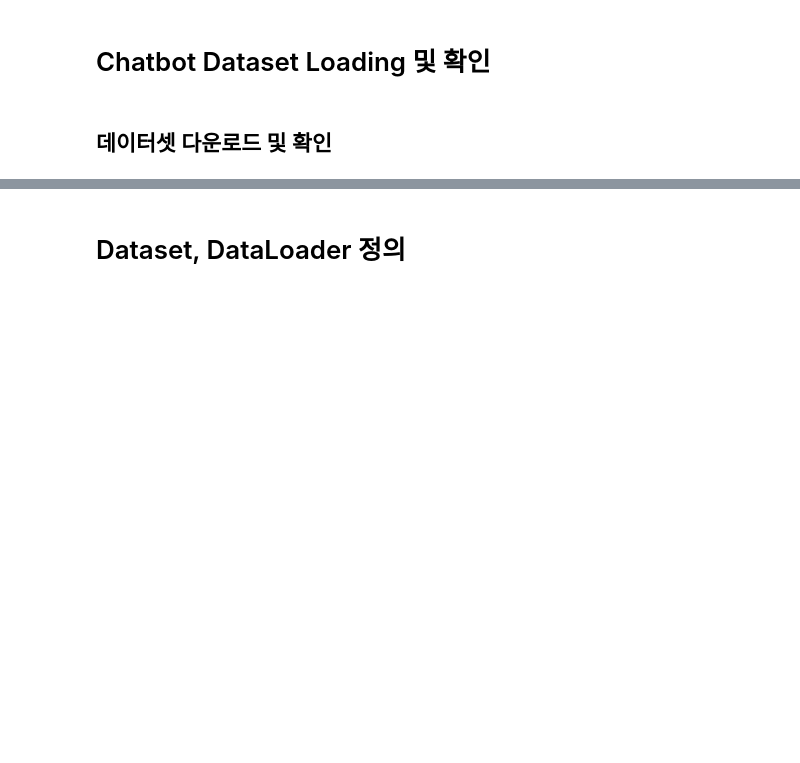
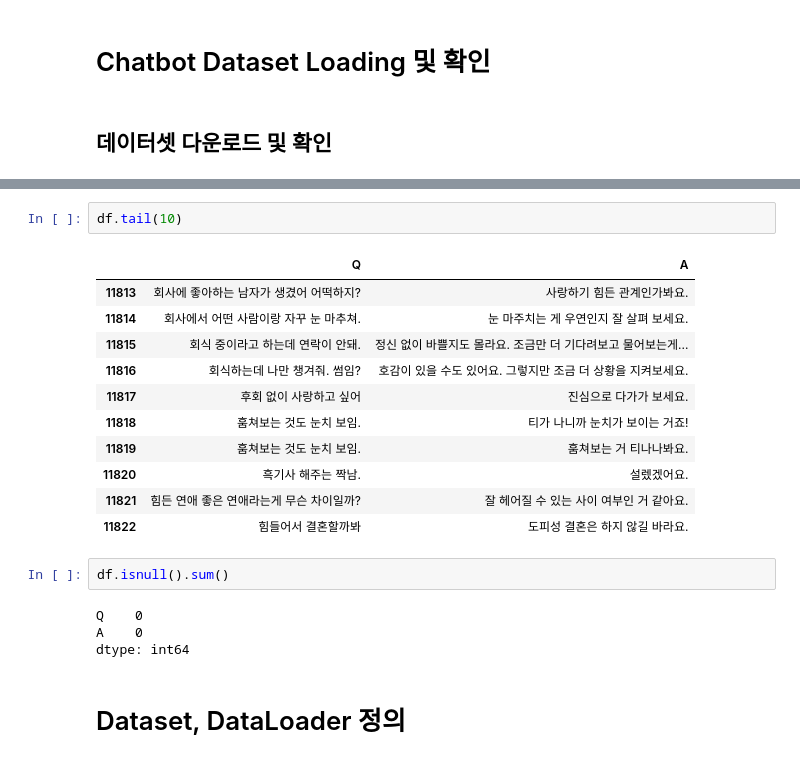
Before and after one commit to ksryong0/SKN21, a Jupyter notebook: 08_NLP-자연어처리/10_Seq2Seq_chatbot.ipynb, the cells around one changed output, grey strips where cells are left out. Saved outputs shown, nothing was run; the diff lists cells and outputs as text; blank space fills up the shorter version.

```diff
--- a/08_NLP-자연어처리/10_Seq2Seq_chatbot.ipynb
+++ b/08_NLP-자연어처리/10_Seq2Seq_chatbot.ipynb
@@ -67,3 +112,23 @@ url = "https://raw.githubusercontent.com/songys/Chatbot_data/refs/heads/master/C
+# %%
+df.tail(10)
+# %% [output]
+|  | Q | A |
+| 11813 | 회사에 좋아하는 남자가 생겼어 어떡하지? | 사랑하기 힘든 관계인가봐요. |
+| 11814 | 회사에서 어떤 사람이랑 자꾸 눈 마추쳐. | 눈 마주치는 게 우연인지 잘 살펴 보세요. |
+| 11815 | 회식 중이라고 하는데 연락이 안돼. | 정신 없이 바쁠지도 몰라요. 조금만 더 기다려보고 물어보는게... |
+| 11816 | 회식하는데 나만 챙겨줘. 썸임? | 호감이 있을 수도 있어요. 그렇지만 조금 더 상황을 지켜보세요. |
+| 11817 | 후회 없이 사랑하고 싶어 | 진심으로 다가가 보세요. |
+| 11818 | 훔쳐보는 것도 눈치 보임. | 티가 나니까 눈치가 보이는 거죠! |
+| 11819 | 훔쳐보는 것도 눈치 보임. | 훔쳐보는 거 티나나봐요. |
+| 11820 | 흑기사 해주는 짝남. | 설렜겠어요. |
+| 11821 | 힘든 연애 좋은 연애라는게 무슨 차이일까? | 잘 헤어질 수 있는 사이 여부인 거 같아요. |
+| 11822 | 힘들어서 결혼할까봐 | 도피성 결혼은 하지 않길 바라요. |
+# %%
+df.isnull().sum()
+# %% [output]
+Q    0
+A    0
+dtype: int64
 # %% [markdown]
 # Dataset, DataLoader 정의
 # %% [markdown]
```
Also changed, not shown: parts of 55 cells of this notebook, 2 other files.
